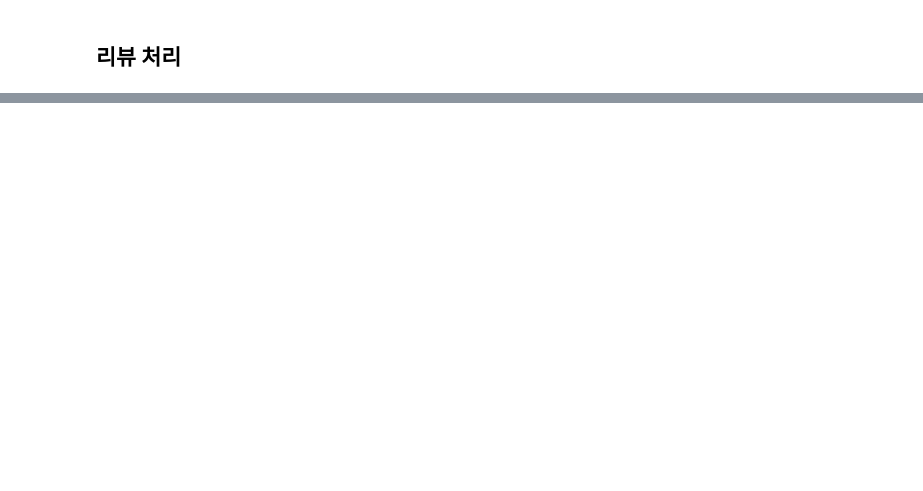
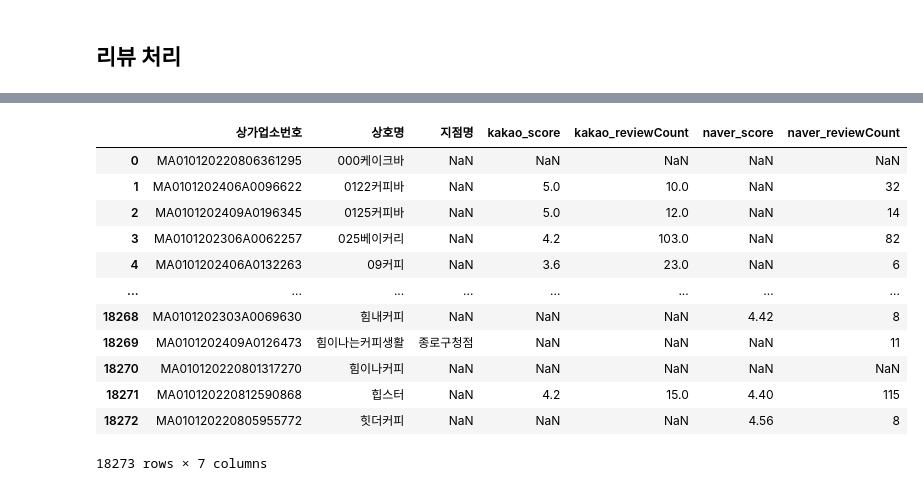
Before and after one commit to kdt-DA-bootcamp/Final-Project-2_Team1, a Jupyter notebook: code/rating_analysis.ipynb, the cells around one changed output, grey strips where cells are left out. Drawn from its saved outputs; the diff is of its cells as text; code cells hidden in the pictures; blank space fills up the shorter version.

```diff
--- a/code/rating_analysis.ipynb
+++ b/code/rating_analysis.ipynb
@@ -115,0 +123,18 @@ df_scores.to_csv(r'C:\Users\iq750\bootcamp_git\Final-Project-2_Team1\data\카페
+# %%
+import pandas as pd
+df_review = pd.read_csv(r'C:\Users\iq750\bootcamp_git\Final-Project-2_Team1\data\카페_별점리뷰통합.csv')
+df_review
+# %% [output]
+|  | 상가업소번호 | 상호명 | 지점명 | kakao_score | kakao_reviewCount | naver_score | naver_reviewCount |
+| 0 | MA010120220806361295 | 000케이크바 | NaN | NaN | NaN | NaN | NaN |
+| 1 | MA0101202406A0096622 | 0122커피바 | NaN | 5.0 | 10.0 | NaN | 32 |
+| 2 | MA0101202409A0196345 | 0125커피바 | NaN | 5.0 | 12.0 | NaN | 14 |
+| 3 | MA0101202306A0062257 | 025베이커리 | NaN | 4.2 | 103.0 | NaN | 82 |
+| 4 | MA0101202406A0132263 | 09커피 | NaN | 3.6 | 23.0 | NaN | 6 |
+| ... | ... | ... | ... | ... | ... | ... | ... |
+| 18268 | MA0101202303A0069630 | 힘내커피 | NaN | NaN | NaN | 4.42 | 8 |
+| 18269 | MA0101202409A0126473 | 힘이나는커피생활 | 종로구청점 | NaN | NaN | NaN | 11 |
+| 18270 | MA010120220801317270 | 힘이나커피 | NaN | NaN | NaN | NaN | NaN |
+| 18271 | MA010120220812590868 | 힙스터 | NaN | 4.2 | 15.0 | 4.40 | 115 |
+| 18272 | MA010120220805955772 | 힛더커피 | NaN | NaN | NaN | 4.56 | 8 |
+18273 rows × 7 columns
```
Also changed, not shown: parts of 14 cells of this notebook, 4 other files.
